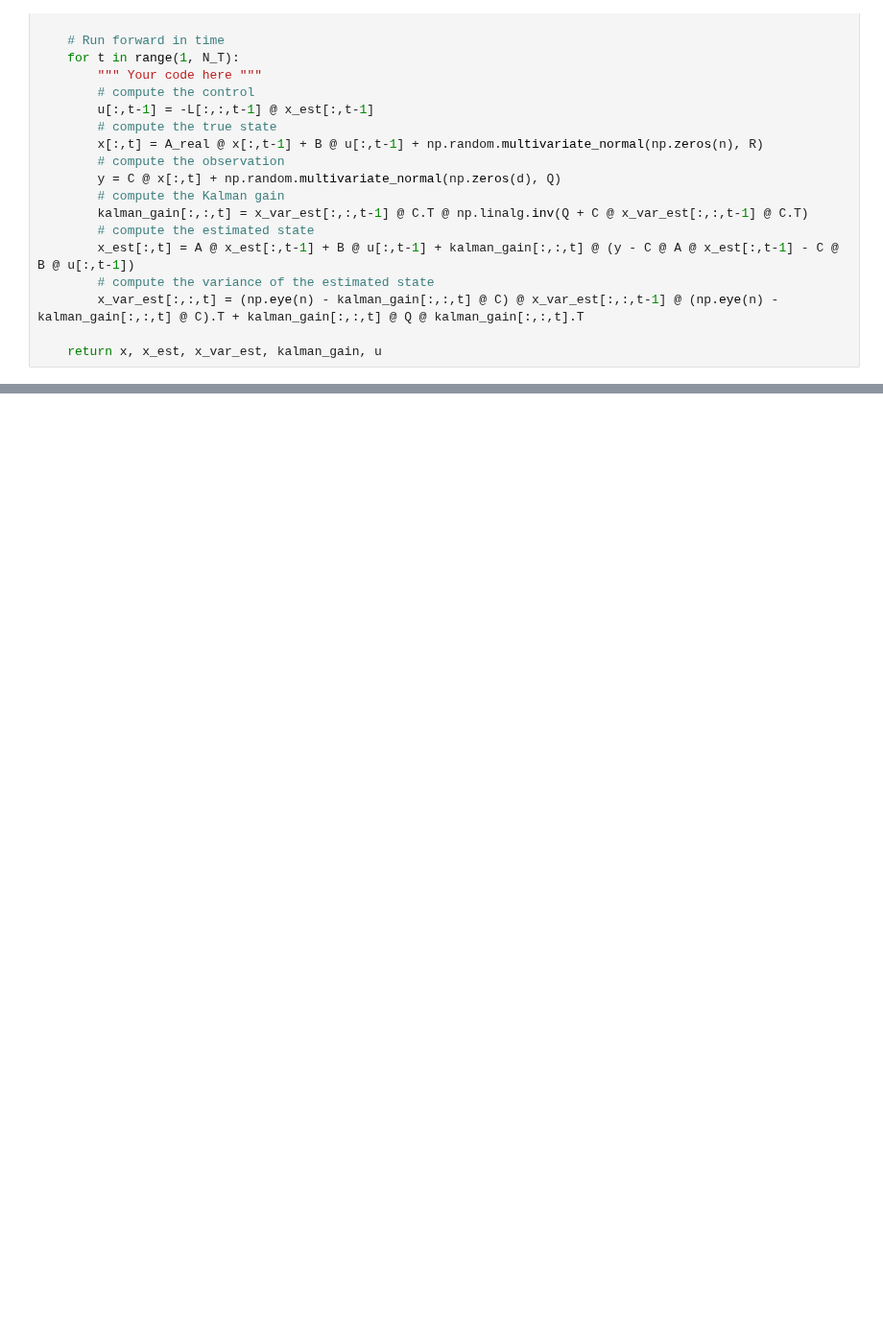
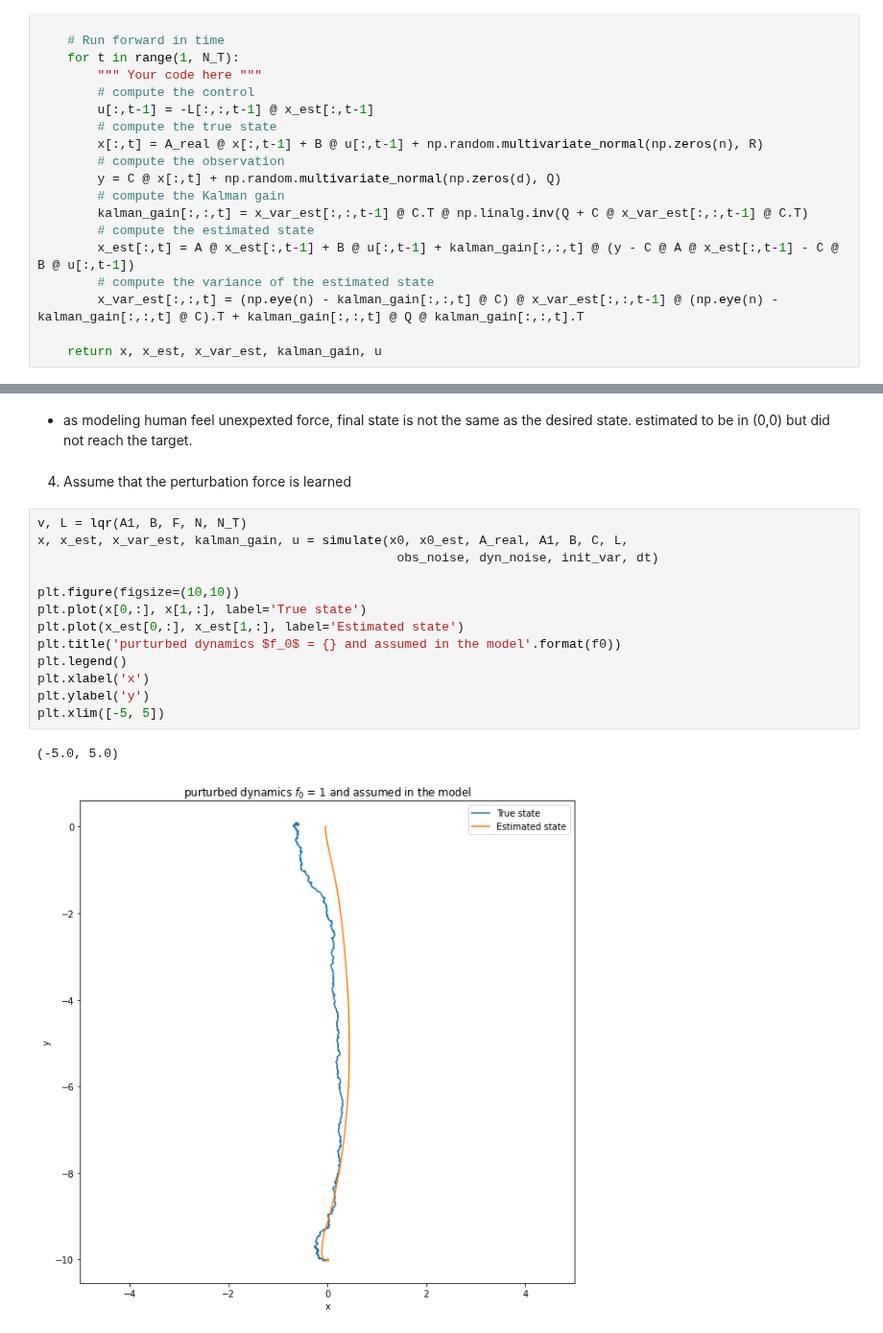
Before and after one commit to Erfan7bt/MHBF, a Jupyter notebook: AT-motor control II/lqr_skeleton.ipynb, the cells around one changed output, grey strips where cells are left out. Shown at 96% size. Drawn from its saved outputs; the diff is of its cells as text; blank space fills up the shorter version.

```diff
--- a/AT-motor control II/lqr_skeleton.ipynb
+++ b/AT-motor control II/lqr_skeleton.ipynb
@@ -142,0 +229,20 @@ Text(0, 0.5, 'velocity')
+# %% [markdown]
+*  as modeling human feel unexpexted force, final state is not the same as the desired state. estimated to be in (0,0) but did not reach the target.
+# %% [markdown]
+4. Assume that the perturbation force is learned
+# %%
+v, L = lqr(A1, B, F, N, N_T)
+x, x_est, x_var_est, kalman_gain, u = simulate(x0, x0_est, A_real, A1, B, C, L,
+                                                obs_noise, dyn_noise, init_var, dt)
+
+plt.figure(figsize=(10,10))
+plt.plot(x[0,:], x[1,:], label='True state')
+plt.plot(x_est[0,:], x_est[1,:], label='Estimated state')
+plt.title('purturbed dynamics $f_0$ = {} and assumed in the model'.format(f0))
+plt.legend()
+plt.xlabel('x')
+plt.ylabel('y')
+plt.xlim([-5, 5])
+# %% [output]
+(-5.0, 5.0)
+[figure, added]
```
Also changed, not shown: parts of 13 cells of this notebook.
